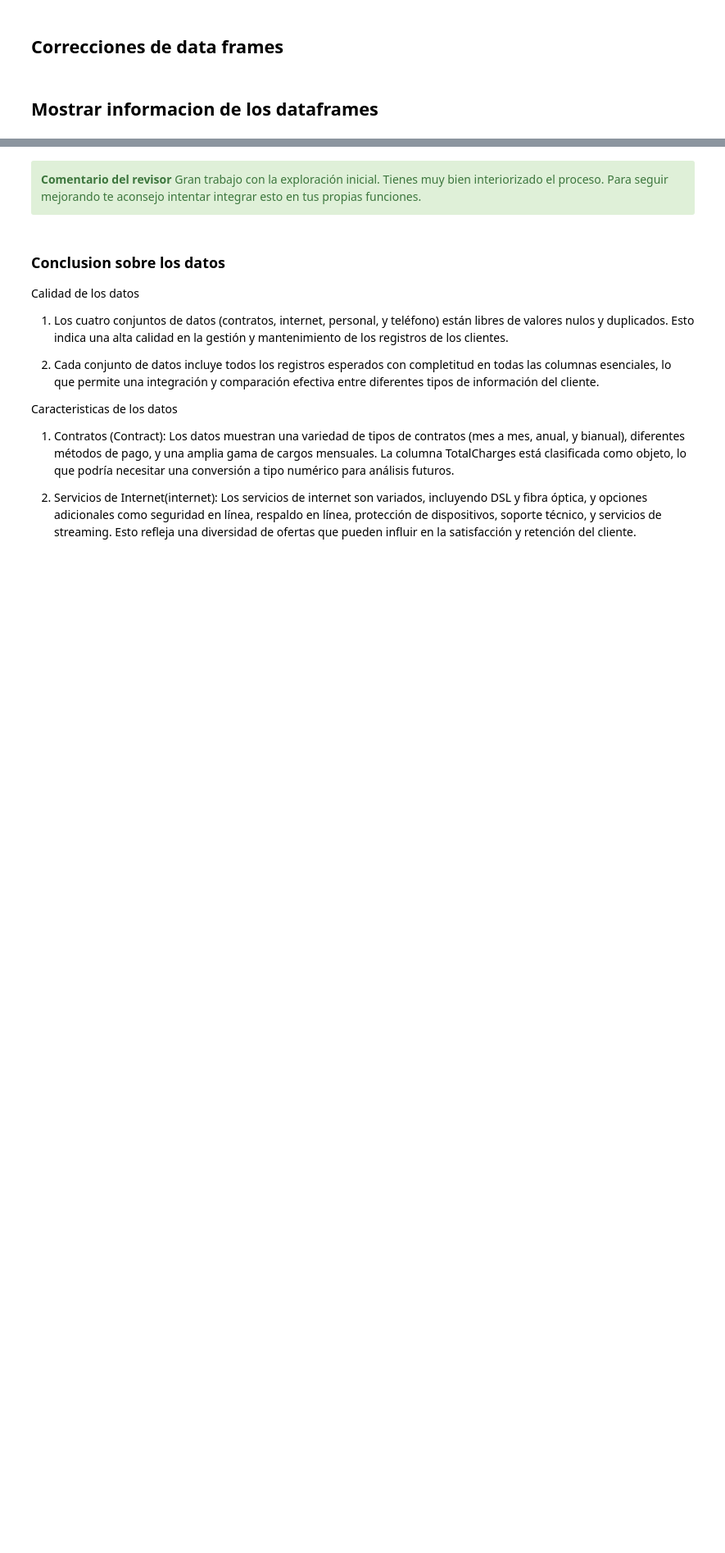
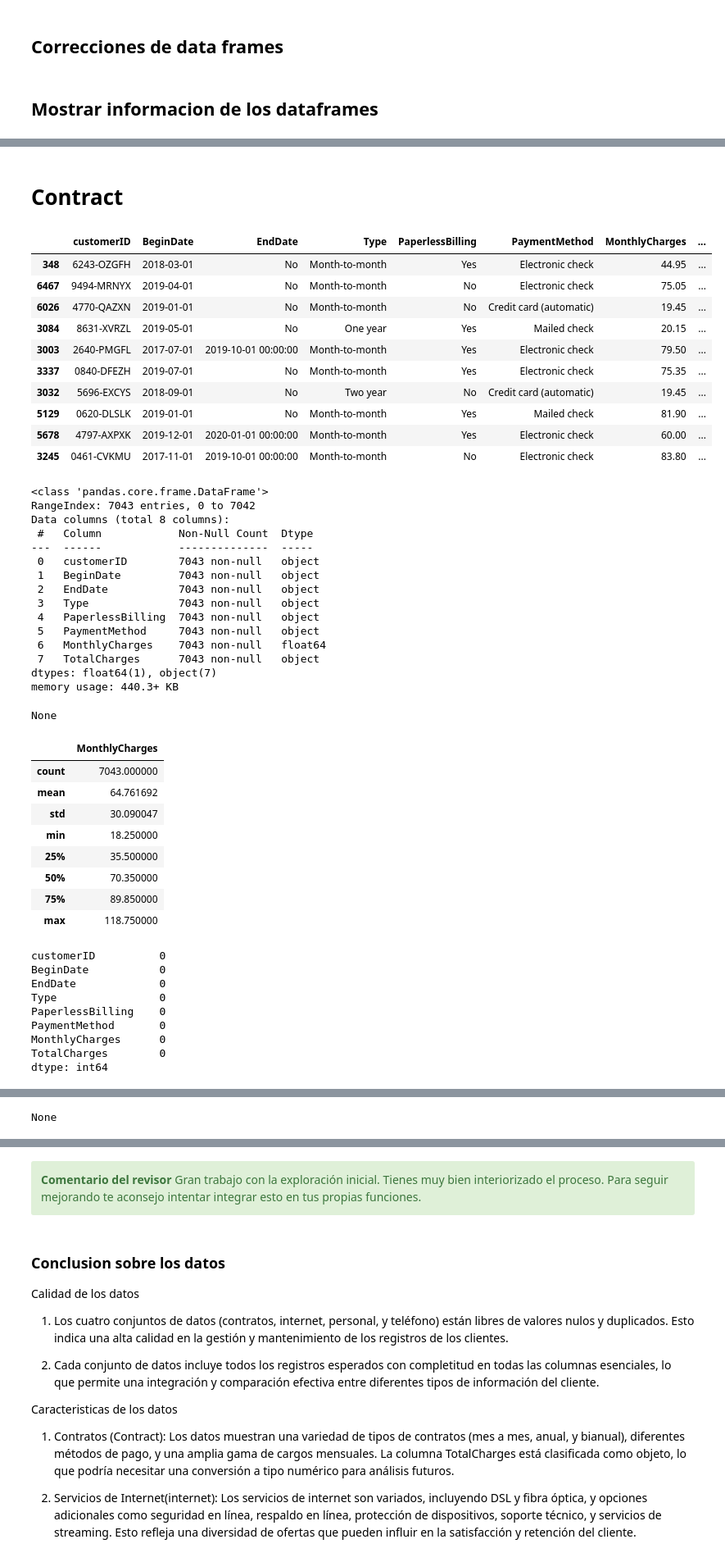
Before and after one commit to ErayFaSol/Proyecto-FINAL-DS15, a Jupyter notebook: proyecto_final.ipynb, the cells around one changed output, grey strips where cells are left out. Shown at 82% size. Saved outputs shown, nothing was run; the diff lists cells and outputs as text; code cells hidden in the pictures; blank space fills up the shorter version.

```diff
--- a/proyecto_final.ipynb
+++ b/proyecto_final.ipynb
@@ -72,7 +77,7 @@ import seaborn as sns
 # Importacion de datos
 # %%
 # Importamos archivos
-df_contract = pd.read_csv("/datasets/final_provider/contract.csv")
-df_internet = pd.read_csv("/datasets/final_provider/internet.csv")
-df_personal = pd.read_csv("/datasets/final_provider/personal.csv")
-df_phone = pd.read_csv("/datasets/final_provider/phone.csv")
+df_contract = pd.read_csv("datasets/final_provider/contract.csv")
+df_internet = pd.read_csv("datasets/final_provider/internet.csv")
+df_personal = pd.read_csv("datasets/final_provider/personal.csv")
+df_phone = pd.read_csv("datasets/final_provider/phone.csv")
@@ -207,0 +146,56 @@ None
+# %%
+# Contracts ------------------------|
+mostrarInfo(df_contract, 'Contract')
+# Internet -------------------------|
+mostrarInfo(df_internet, 'Internet')
+# Personal -------------------------|
+mostrarInfo(df_personal, 'Personal')
+# Phone ----------------------------|
+mostrarInfo(df_phone, 'Phone')
+# %% [output]
+Contract
+|  | customerID | BeginDate | EndDate | Type | PaperlessBilling | PaymentMethod | MonthlyCharges | ... |
+| 348 | 6243-OZGFH | 2018-03-01 | No | Month-to-month | Yes | Electronic check | 44.95 | ... |
+| 6467 | 9494-MRNYX | 2019-04-01 | No | Month-to-month | No | Electronic check | 75.05 | ... |
+| 6026 | 4770-QAZXN | 2019-01-01 | No | Month-to-month | No | Credit card (automatic) | 19.45 | ... |
+| 3084 | 8631-XVRZL | 2019-05-01 | No | One year | Yes | Mailed check | 20.15 | ... |
+| 3003 | 2640-PMGFL | 2017-07-01 | 2019-10-01 00:00:00 | Month-to-month | Yes | Electronic check | 79.50 | ... |
+| 3337 | 0840-DFEZH | 2019-07-01 | No | Month-to-month | Yes | Electronic check | 75.35 | ... |
+| 3032 | 5696-EXCYS | 2018-09-01 | No | Two year | No | Credit card (automatic) | 19.45 | ... |
+| 5129 | 0620-DLSLK | 2019-01-01 | No | Month-to-month | Yes | Mailed check | 81.90 | ... |
+| 5678 | 4797-AXPXK | 2019-12-01 | 2020-01-01 00:00:00 | Month-to-month | Yes | Electronic check | 60.00 | ... |
+| 3245 | 0461-CVKMU | 2017-11-01 | 2019-10-01 00:00:00 | Month-to-month | No | Electronic check | 83.80 | ... |
+<class 'pandas.core.frame.DataFrame'>
+RangeIndex: 7043 entries, 0 to 7042
+Data columns (total 8 columns):
+ #   Column            Non-Null Count  Dtype
+---  ------            --------------  -----
+ 0   customerID        7043 non-null   object
+ 1   BeginDate         7043 non-null   object
+ 2   EndDate           7043 non-null   object
+ 3   Type              7043 non-null   object
+ 4   PaperlessBilling  7043 non-null   object
+ 5   PaymentMethod     7043 non-null   object
+ 6   MonthlyCharges    7043 non-null   float64
+ 7   TotalCharges      7043 non-null   object
+dtypes: float64(1), object(7)
+memory usage: 440.3+ KB
+None
+|  | MonthlyCharges |
+| count | 7043.000000 |
+| mean | 64.761692 |
+| std | 30.090047 |
+| min | 18.250000 |
+| 25% | 35.500000 |
+| 50% | 70.350000 |
+| 75% | 89.850000 |
+| max | 118.750000 |
+customerID          0
+BeginDate           0
+EndDate             0
+Type                0
+PaperlessBilling    0
+PaymentMethod       0
+MonthlyCharges      0
+TotalCharges        0
+dtype: int64
@@ -207,0 +230 @@ None
+None
```
Also changed, not shown: parts of 10 cells of this notebook.
